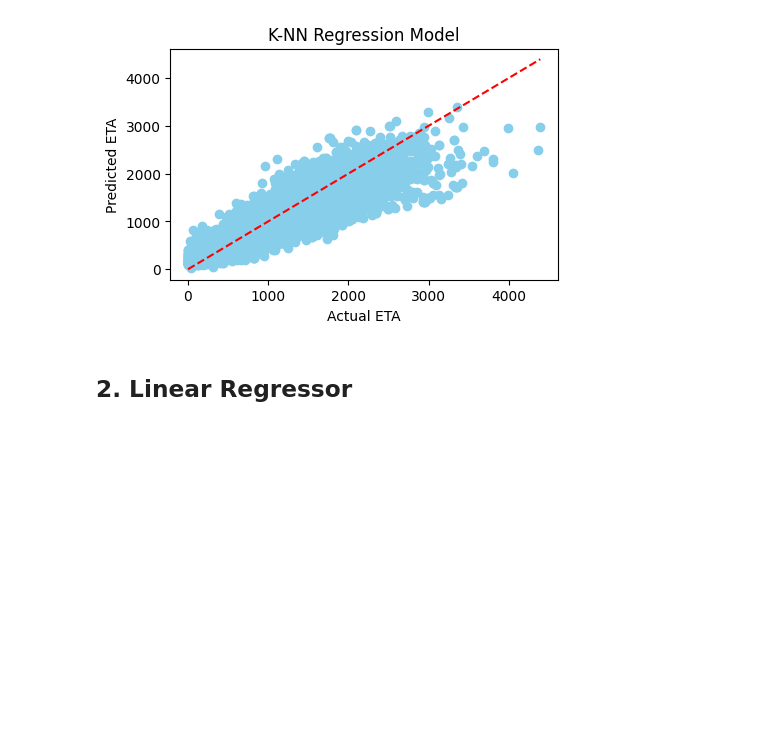
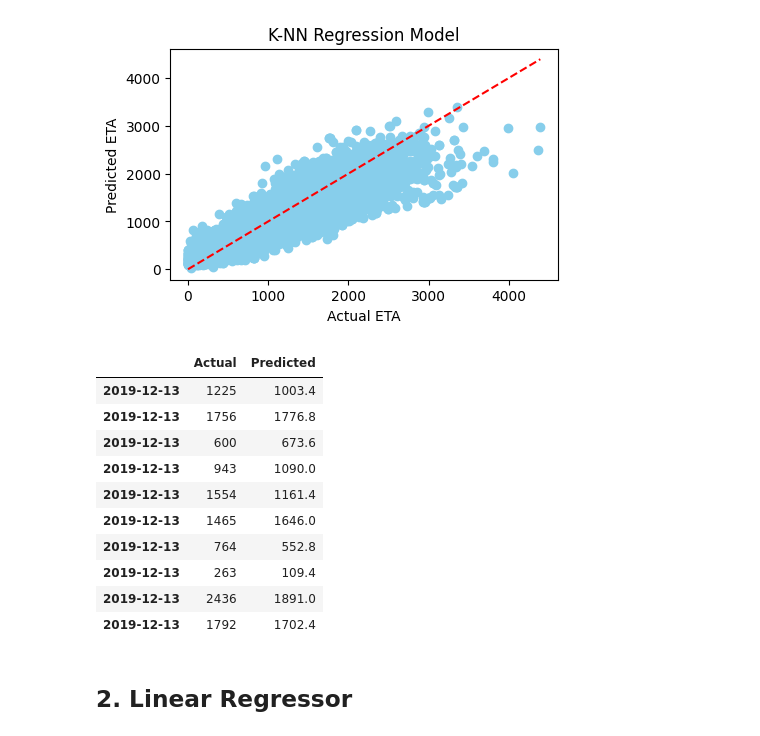
Before and after one commit to murithidenisgitobu/Yassir-Expected-Time-of-Arrival-ETA-Prediction, a Jupyter notebook: Notebook/yassir_notebook.ipynb, the cells around one changed output. Cells and saved outputs as stored; diff of their text form; code cells hidden in the pictures; blank space fills up the shorter version.

```diff
--- a/Notebook/yassir_notebook.ipynb
+++ b/Notebook/yassir_notebook.ipynb
@@ -763,6 +763,23 @@ Root Mean Squared Error (RMSE): 240.764949401469
 R-squared Score (R2): 0.807677562475053
 Mean Absolute Error (MAE): 172.517545427465
 [figure]
+# %%
+# Comaprison between actual and predicted
+data = {'Actual': y_test, 'Predicted': knn_y_pred}
+df_predictions = pd.DataFrame(data)
+df_predictions.head(10)
+# %% [output]
+|  | Actual | Predicted |
+| 2019-12-13 | 1225 | 1003.4 |
+| 2019-12-13 | 1756 | 1776.8 |
+| 2019-12-13 | 600 | 673.6 |
+| 2019-12-13 | 943 | 1090.0 |
+| 2019-12-13 | 1554 | 1161.4 |
+| 2019-12-13 | 1465 | 1646.0 |
+| 2019-12-13 | 764 | 552.8 |
+| 2019-12-13 | 263 | 109.4 |
+| 2019-12-13 | 2436 | 1891.0 |
+| 2019-12-13 | 1792 | 1702.4 |
 # %% [markdown]
 ## **2. Linear Regressor**
 # %%
```
Also changed, not shown: parts of 4 cells of this notebook.
